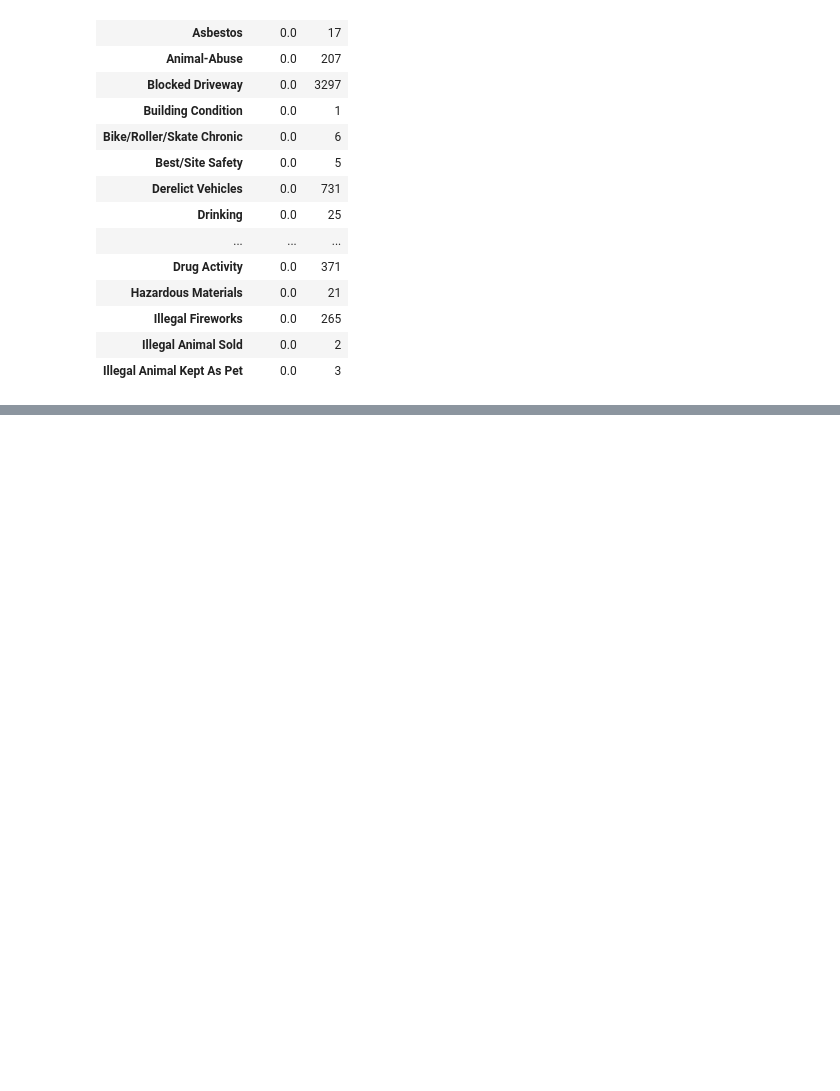
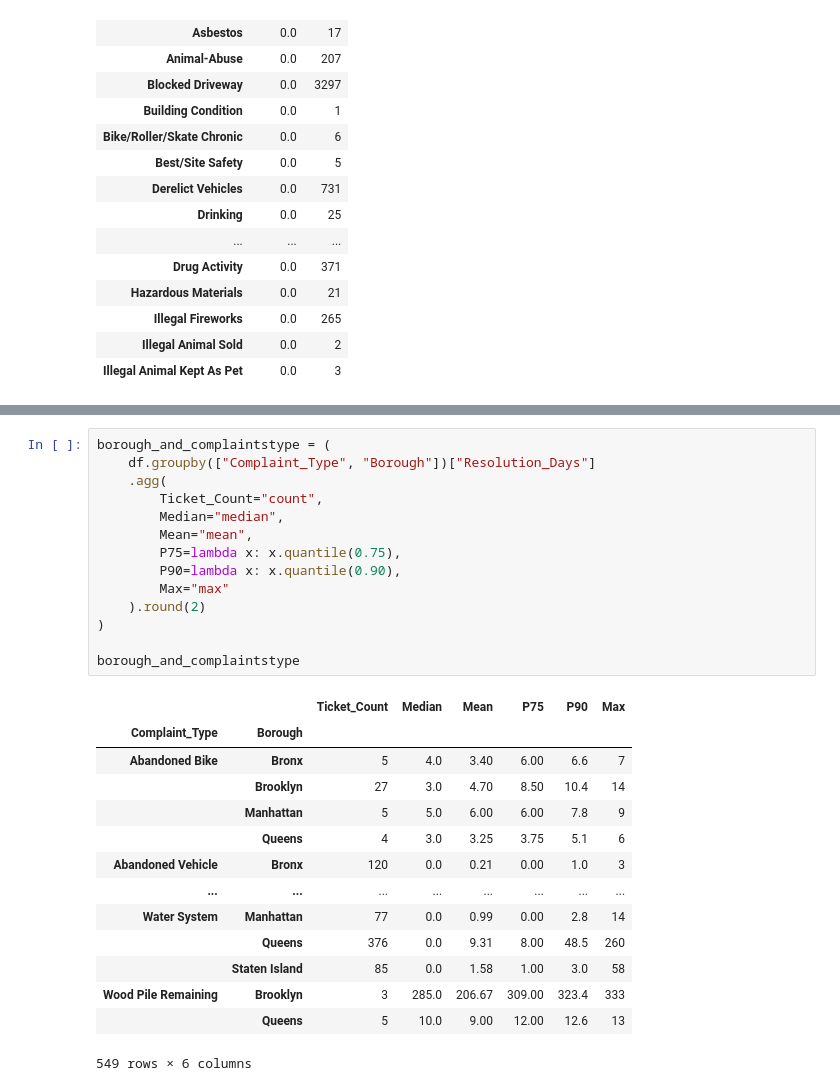
Before and after one commit to JunayedMh/nyc-311-resolution-time-analysis, a Jupyter notebook: notebook/EDA.ipynb, the cells around one changed output, grey strips where cells are left out. Drawn from its saved outputs; the diff is of its cells as text; blank space fills up the shorter version.

Commit message:
Borough Analysis

```diff
--- a/notebook/EDA.ipynb
+++ b/notebook/EDA.ipynb
@@ -420,0 +488,29 @@ is_volume_matter.head(20)
+# %%
+borough_and_complaintstype = (
+    df.groupby(["Complaint_Type", "Borough"])["Resolution_Days"]
+    .agg(
+        Ticket_Count="count",
+        Median="median",
+        Mean="mean",
+        P75=lambda x: x.quantile(0.75),
+        P90=lambda x: x.quantile(0.90),
+        Max="max"
+    ).round(2)
+)
+
+borough_and_complaintstype
+# %% [output]
+|  |  | Ticket_Count | Median | Mean | P75 | P90 | Max |
+| Complaint_Type | Borough |  |  |  |  |  |  |
+| Abandoned Bike | Bronx | 5 | 4.0 | 3.40 | 6.00 | 6.6 | 7 |
+|  | Brooklyn | 27 | 3.0 | 4.70 | 8.50 | 10.4 | 14 |
+|  | Manhattan | 5 | 5.0 | 6.00 | 6.00 | 7.8 | 9 |
+|  | Queens | 4 | 3.0 | 3.25 | 3.75 | 5.1 | 6 |
+| Abandoned Vehicle | Bronx | 120 | 0.0 | 0.21 | 0.00 | 1.0 | 3 |
+| ... | ... | ... | ... | ... | ... | ... | ... |
+| Water System | Manhattan | 77 | 0.0 | 0.99 | 0.00 | 2.8 | 14 |
+|  | Queens | 376 | 0.0 | 9.31 | 8.00 | 48.5 | 260 |
+|  | Staten Island | 85 | 0.0 | 1.58 | 1.00 | 3.0 | 58 |
+| Wood Pile Remaining | Brooklyn | 3 | 285.0 | 206.67 | 309.00 | 323.4 | 333 |
+|  | Queens | 5 | 10.0 | 9.00 | 12.00 | 12.6 | 13 |
+549 rows × 6 columns
```
Also changed, not shown: parts of 10 cells of this notebook.
